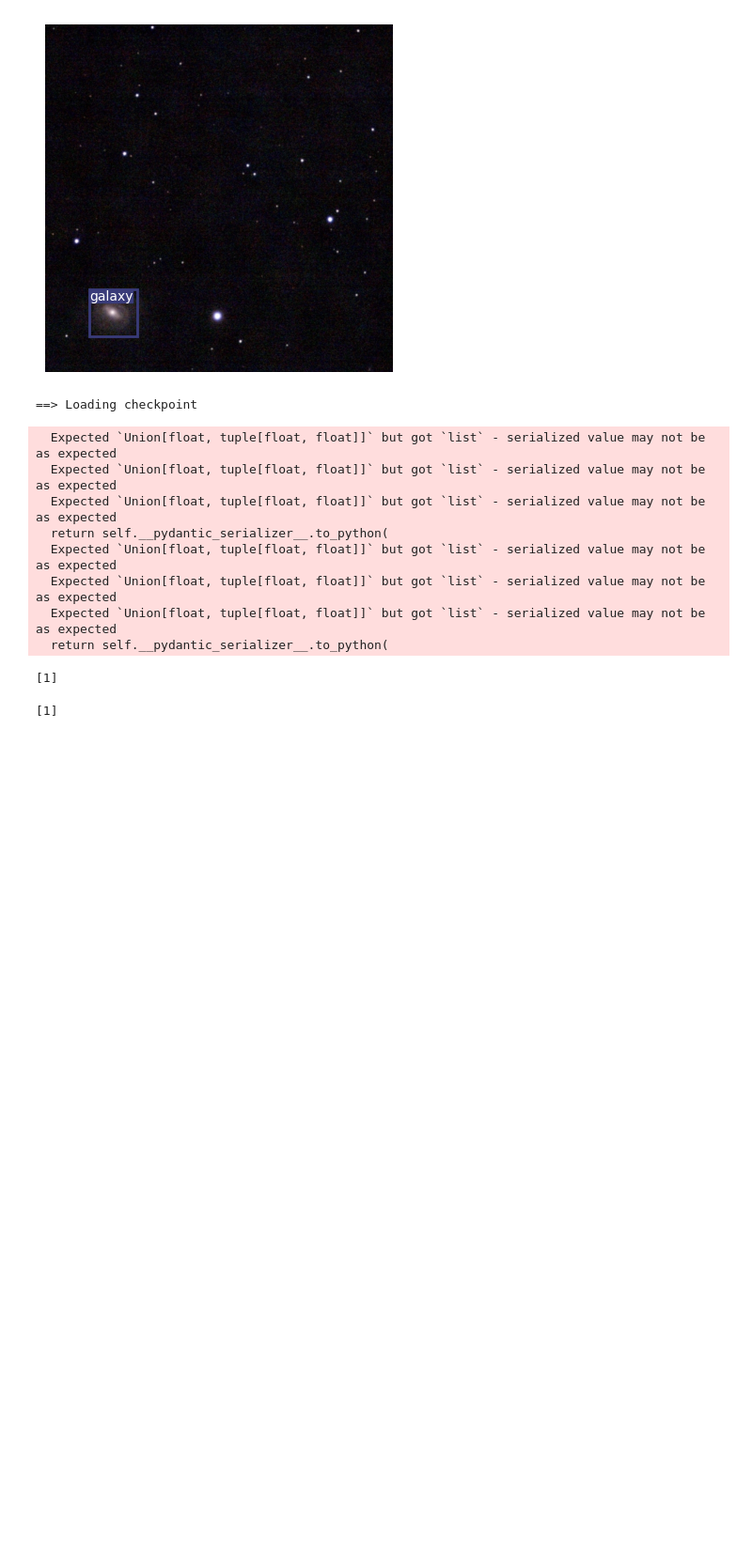
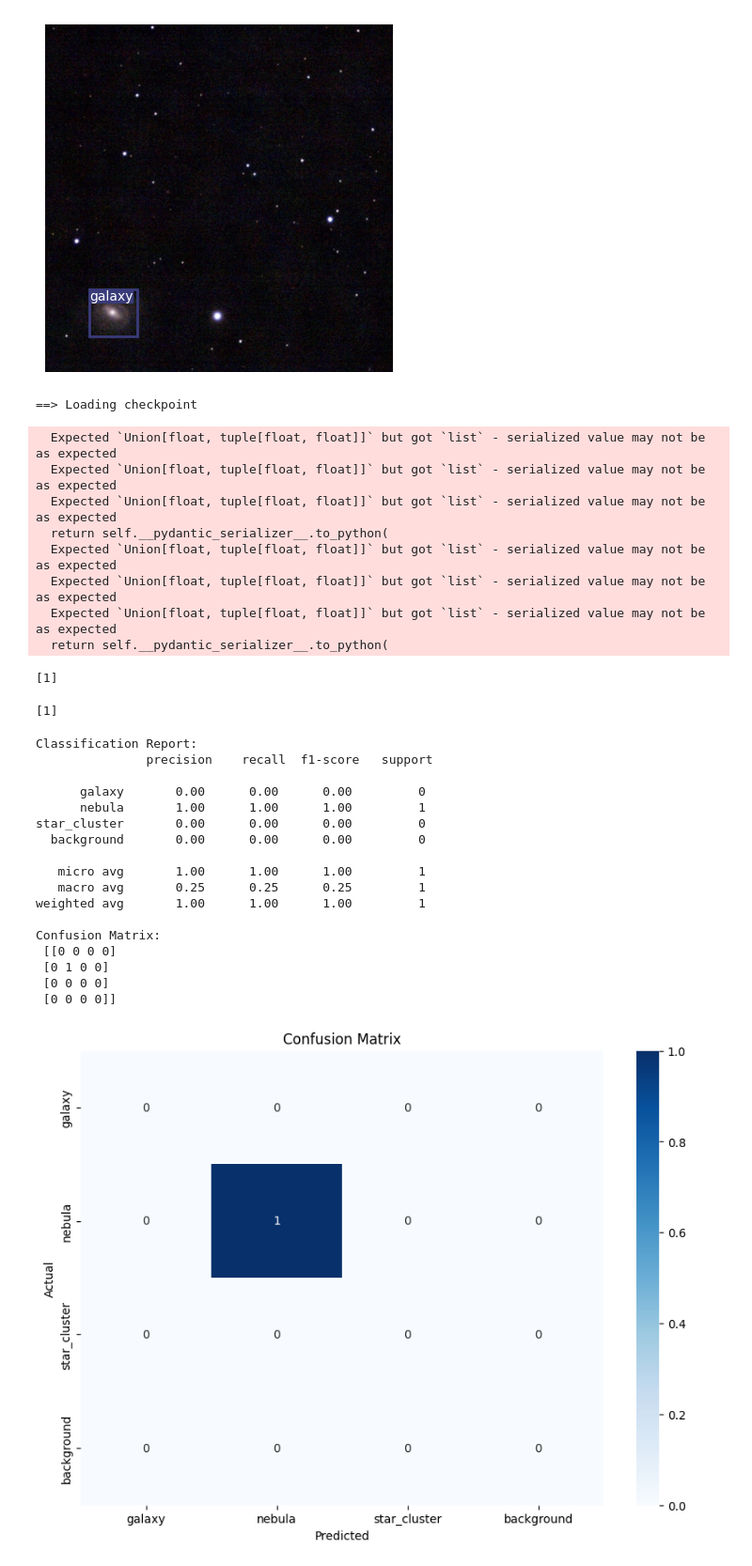
Before and after one commit to Xindictus/cosmic-object-scanner, a Jupyter notebook: model_from_stratch/yolo/demo.ipynb, the cells around one changed output. Shown at 94% size. Cells and saved outputs as stored; diff of their text form; code cells hidden in the pictures; blank space fills up the shorter version.

```diff
--- a/model_from_stratch/yolo/demo.ipynb
+++ b/model_from_stratch/yolo/demo.ipynb
@@ -203,3 +203,60 @@ y_true
 y_pred
 # %% [output]
 [1]
+# %%
+import numpy as np
+from sklearn.metrics import classification_report, confusion_matrix
+
+
+# Define the class names
+class_names = ['galaxy', 'nebula', 'star_cluster', 'background']
+
+# Map the class indices to the class names
+class_indices = {0: 'galaxy', 1: 'nebula', 2: 'star_cluster', -1: 'background'}
+
+# Adjust the class order to match your specific classes
+labels = [0, 1, 2, -1]
+
+# Classification report
+report = classification_report(y_true, y_pred, labels=labels, target_names=class_names)
+print("Classification Report:\n", report)
+
+# Confusion matrix
+conf_matrix = confusion_matrix(y_true, y_pred, labels=labels)
+
+print("Confusion Matrix:\n", conf_matrix)
+
+# Optionally, visualize the confusion matrix
+import matplotlib.pyplot as plt
+import seaborn as sns
+
+# Create a DataFrame for the confusion matrix
+import pandas as pd
+conf_matrix_df = pd.DataFrame(conf_matrix, index=class_names, columns=class_names)
+
+# Plot the confusion matrix
+plt.figure(figsize=(10, 7))
+sns.heatmap(conf_matrix_df, annot=True, fmt='d', cmap='Blues')
+plt.ylabel('Actual')
+plt.xlabel('Predicted')
+plt.title('Confusion Matrix')
+plt.show()
+# %% [output]
+Classification Report:
+               precision    recall  f1-score   support
+
+      galaxy       0.00      0.00      0.00         0
+      nebula       1.00      1.00      1.00         1
+star_cluster       0.00      0.00      0.00         0
+  background       0.00      0.00      0.00         0
+
+   micro avg       1.00      1.00      1.00         1
+   macro avg       0.25      0.25      0.25         1
+weighted avg       1.00      1.00      1.00         1
+
+Confusion Matrix:
+ [[0 0 0 0]
+ [0 1 0 0]
+ [0 0 0 0]
+ [0 0 0 0]]
+[figure, added]
```
